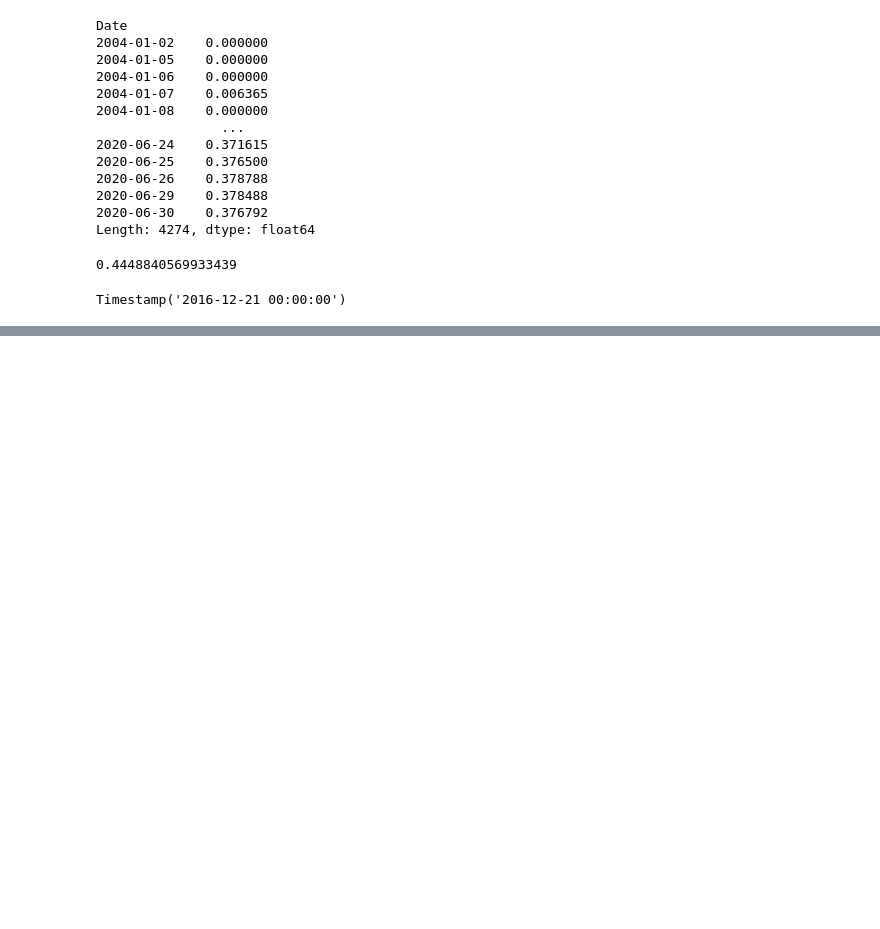
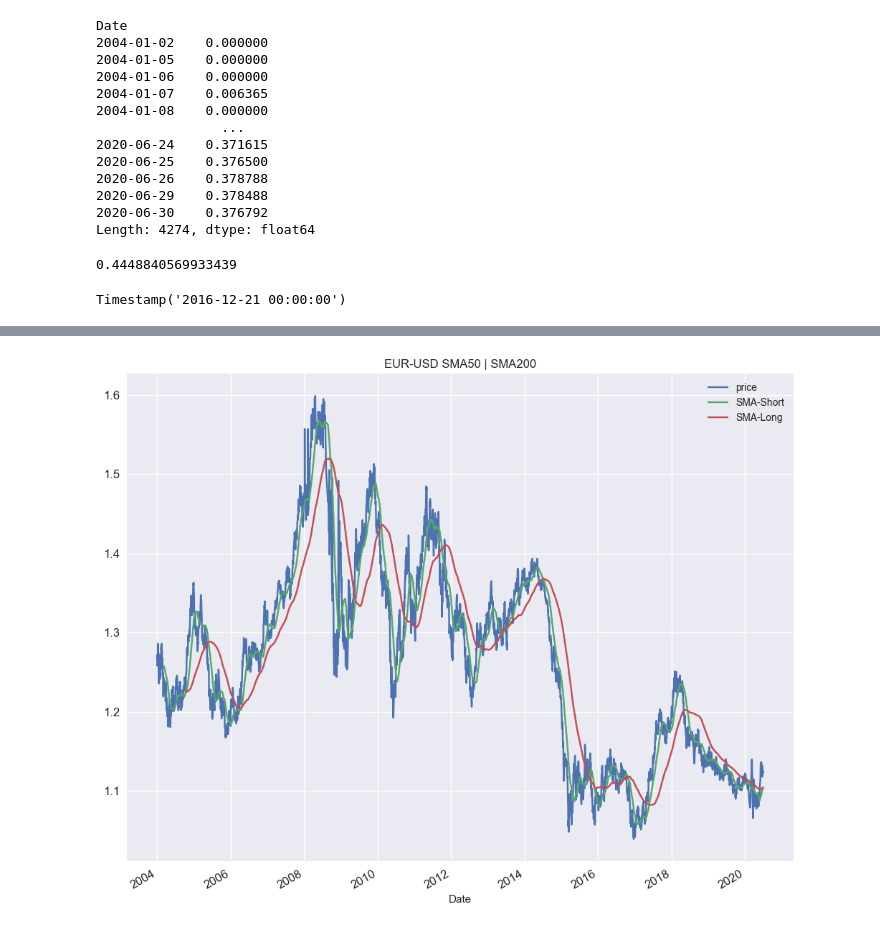
Before and after one commit to fhraju/Moving-Averages-Python, a Jupyter notebook: sma.ipynb, the cells around one changed output, grey strips where cells are left out. Saved outputs shown, nothing was run; the diff lists cells and outputs as text; code cells hidden in the pictures; blank space fills up the shorter version.

```diff
--- a/sma.ipynb
+++ b/sma.ipynb
@@ -153,0 +173,3 @@ Timestamp('2016-12-21 00:00:00')
+# %%
+df = pd.read_csv('eurusd.csv', parse_dates= ['Date'], index_col='Date')
+df
@@ -153,0 +202,3 @@ Timestamp('2016-12-21 00:00:00')
+# %%
+sma_50 = 50
+sma_201 = 200
@@ -153,0 +221,3 @@ Timestamp('2016-12-21 00:00:00')
+# %%
+df['SMA-Short'] = df.price.rolling(sma_50).mean()
+df['SMA-Long'] = df.price.rolling(sma_201).mean()
@@ -153,0 +241,6 @@ Timestamp('2016-12-21 00:00:00')
+# %%
+df.plot(figsize=(12, 10), title= "EUR-USD SMA{} | SMA{}".format(sma_50, sma_201), fontsize= 12)
+plt.legend()
+plt.show()
+# %% [output]
+[figure, added]
```
Also changed, not shown: parts of 11 cells of this notebook.
